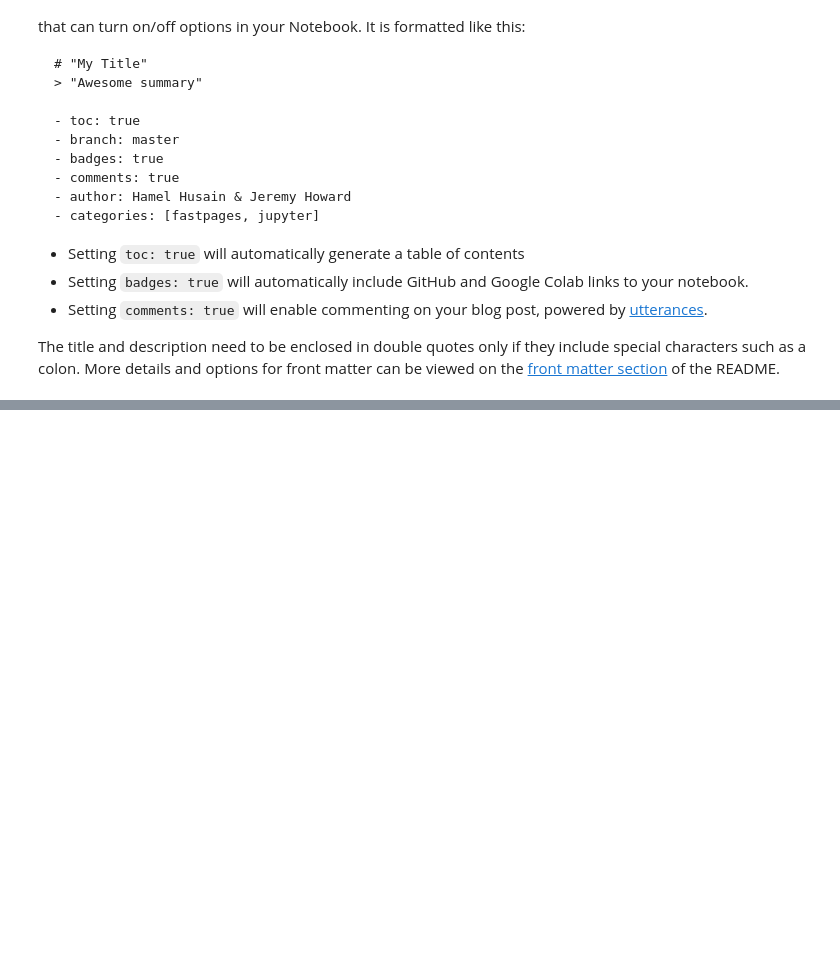
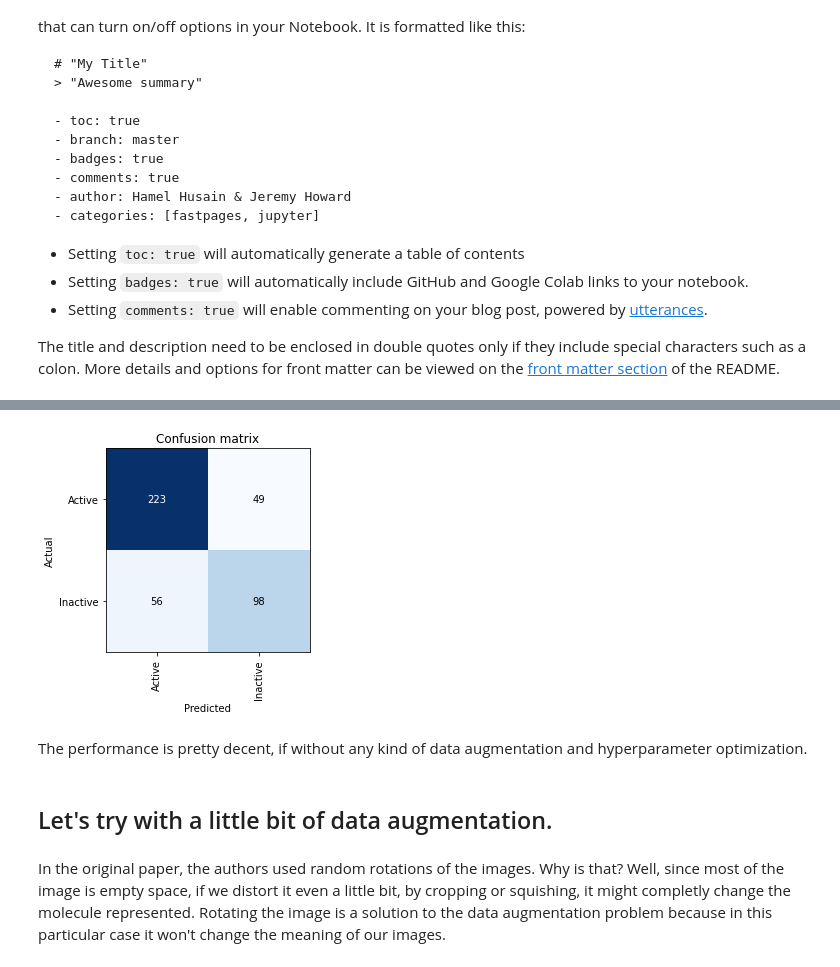
Before and after one commit to marcossantanaioc/fiocruzcheminformatics, a Jupyter notebook: _notebooks/2020-12-04-test.ipynb, the cells around one changed output, grey strips where cells are left out. Drawn from its saved outputs; the diff is of its cells as text; code cells hidden in the pictures; blank space fills up the shorter version.

```diff
--- a/_notebooks/2020-12-04-test.ipynb
+++ b/_notebooks/2020-12-04-test.ipynb
@@ -294,0 +266,2 @@ And another {% fn 2 %}
+# %%
+dls = mol_dataset.dataloaders(batch_size=8)
@@ -294,0 +297,4 @@ And another {% fn 2 %}
+# %%
+metrics = [Recall(pos_label=1),Recall(pos_label = 0), Precision(pos_label = 0), MatthewsCorrCoef()]
+# %%
+learn = cnn_learner(dls, resnet18, metrics=metrics,ps=0.25)
@@ -294,0 +325,2 @@ And another {% fn 2 %}
+# %%
+interp = ClassificationInterpretation.from_learner(learn)
@@ -294,0 +329,10 @@ And another {% fn 2 %}
+# %%
+interp.plot_confusion_matrix()
+# %% [output]
+[figure, added]
+# %% [markdown]
+The performance is pretty decent, if without any kind of data augmentation and hyperparameter optimization.
+# %% [markdown]
+## Let's try with a little bit of data augmentation.
+# %% [markdown]
+In the original paper, the authors used random rotations of the images. Why is that? Well, since most of the image is empty space, if we distort it even a little bit, by cropping or squishing, it might completly change the molecule represented. Rotating the image is a solution to the data augmentation problem because in this particular case it won't change the meaning of our images.
```
Also changed, not shown: parts of 108 cells of this notebook, 3 other files.
